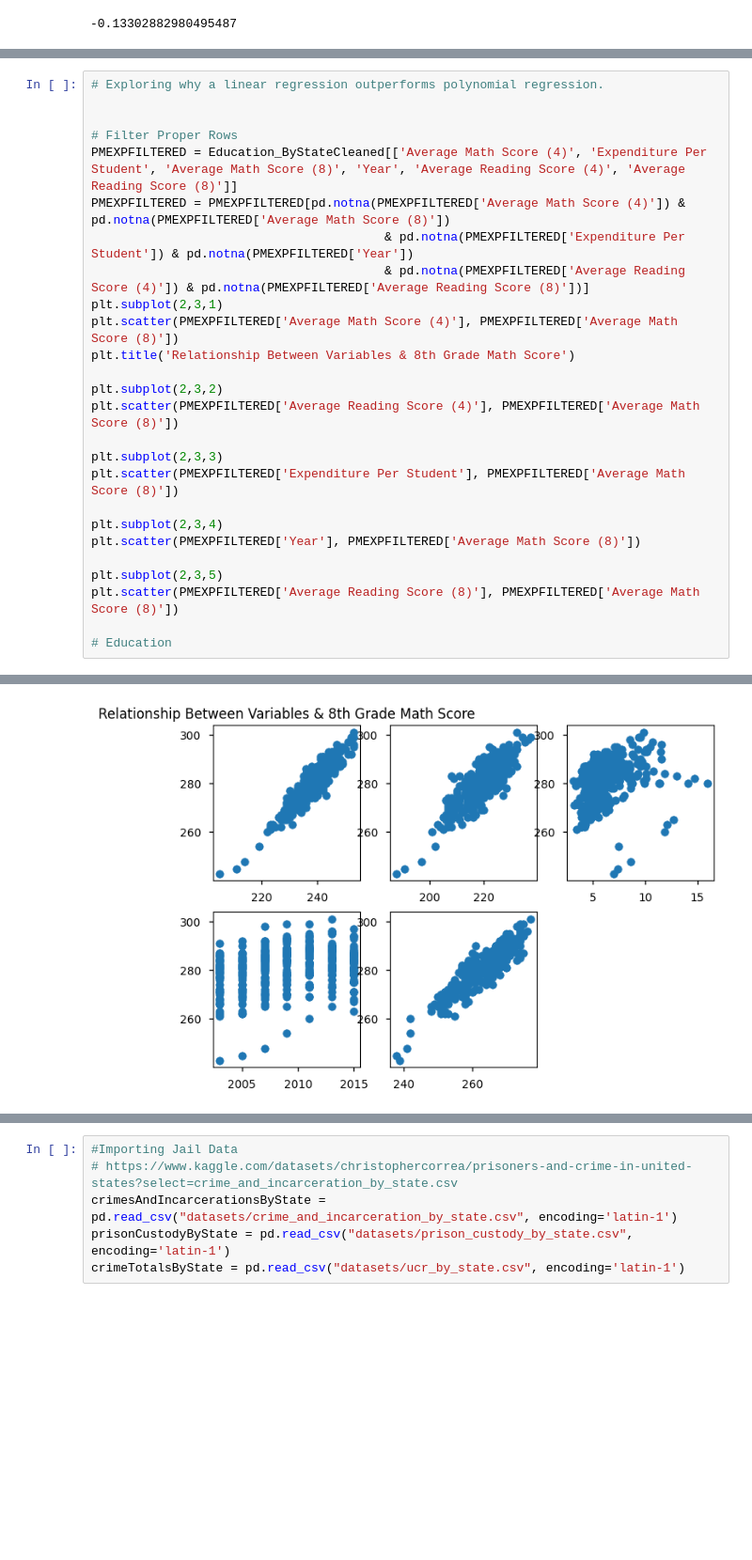
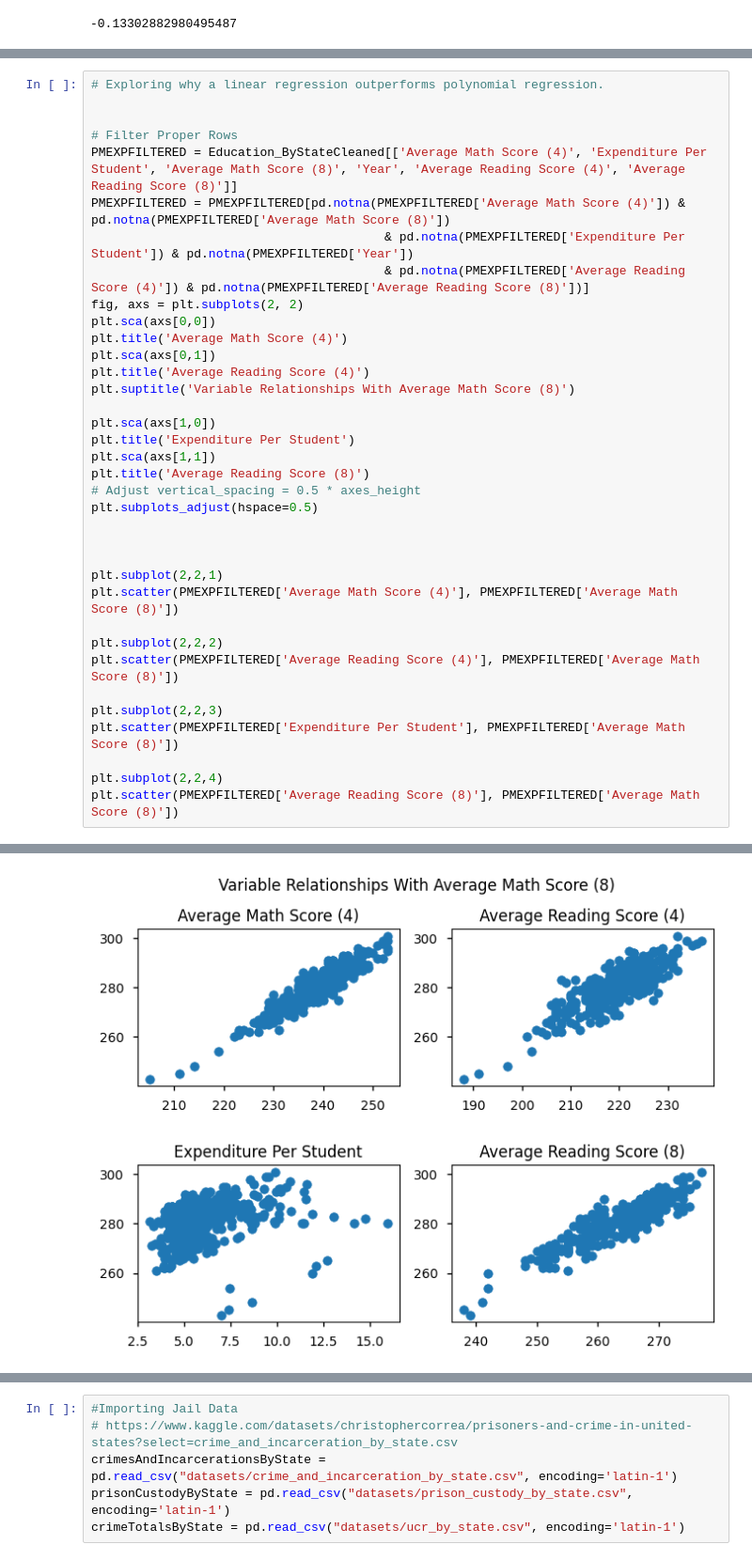
Before and after one commit to connorpobrien/Education-Trends, a Jupyter notebook: DATA301-Project AndrewM.ipynb, the cells around one changed output, grey strips where cells are left out. Shown at 94% size. Cells and saved outputs as stored; diff of their text form; blank space fills up the shorter version.

Commit message:
Added Plots

```diff
--- a/DATA301-Project AndrewM.ipynb
+++ b/DATA301-Project AndrewM.ipynb
@@ -260,32 +279,42 @@ MSEList.append(metrics.mean_squared_error(ModelPredictions, YTesting))
 # %%
 # Exploring why a linear regression outperforms polynomial regression.
 
 
 # Filter Proper Rows
 PMEXPFILTERED = Education_ByStateCleaned[['Average Math Score (4)', 'Expenditure Per Student', 'Average Math Score (8)', 'Year', 'Average Reading Score (4)', 'Average Reading Score (8)']]
 PMEXPFILTERED = PMEXPFILTERED[pd.notna(PMEXPFILTERED['Average Math Score (4)']) & pd.notna(PMEXPFILTERED['Average Math Score (8)'])
                                         & pd.notna(PMEXPFILTERED['Expenditure Per Student']) & pd.notna(PMEXPFILTERED['Year'])
                                         & pd.notna(PMEXPFILTERED['Average Reading Score (4)']) & pd.notna(PMEXPFILTERED['Average Reading Score (8)'])]
-plt.subplot(2,3,1)
+fig, axs = plt.subplots(2, 2)
+plt.sca(axs[0,0])
+plt.title('Average Math Score (4)')
+plt.sca(axs[0,1])
+plt.title('Average Reading Score (4)')
+plt.suptitle('Variable Relationships With Average Math Score (8)')
+
+plt.sca(axs[1,0])
+plt.title('Expenditure Per Student')
+plt.sca(axs[1,1])
+plt.title('Average Reading Score (8)')
+# Adjust vertical_spacing = 0.5 * axes_height
+plt.subplots_adjust(hspace=0.5)
+
+
+
+plt.subplot(2,2,1)
 plt.scatter(PMEXPFILTERED['Average Math Score (4)'], PMEXPFILTERED['Average Math Score (8)'])
-plt.title('Relationship Between Variables & 8th Grade Math Score')
 
-plt.subplot(2,3,2)
+plt.subplot(2,2,2)
 plt.scatter(PMEXPFILTERED['Average Reading Score (4)'], PMEXPFILTERED['Average Math Score (8)'])
 
-plt.subplot(2,3,3)
+plt.subplot(2,2,3)
 plt.scatter(PMEXPFILTERED['Expenditure Per Student'], PMEXPFILTERED['Average Math Score (8)'])
 
-plt.subplot(2,3,4)
-plt.scatter(PMEXPFILTERED['Year'], PMEXPFILTERED['Average Math Score (8)'])
-
-plt.subplot(2,3,5)
+plt.subplot(2,2,4)
 plt.scatter(PMEXPFILTERED['Average Reading Score (8)'], PMEXPFILTERED['Average Math Score (8)'])
-
-# Education
 # %% [output]
 <matplotlib.collections.PathCollection at 0x...>
-[figure, old version]
+[figure, new version]
 # %%
 #Neural Network Regression
 NNData = CorrelationEducation[['Average Math Score (4)', 'Expenditure Per Student', 'Average Math Score (8)', 'Year', 'Average Reading Score (4)', 'Average Reading Score (8)']]
```
Also changed, not shown: parts of 5 cells of this notebook.
